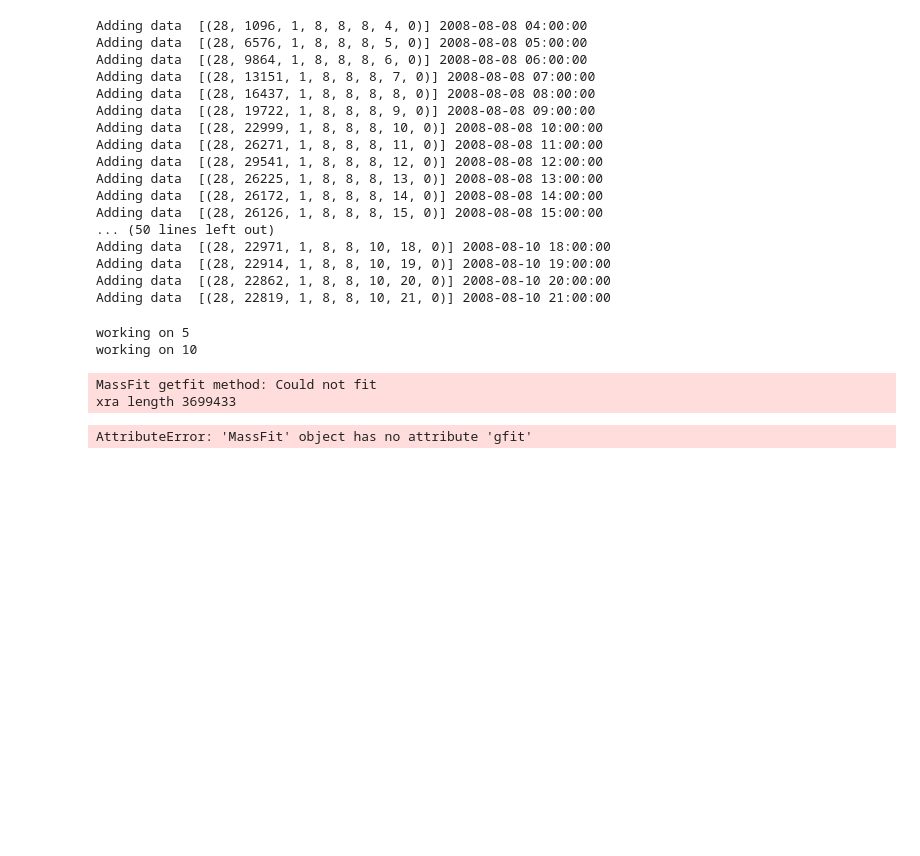
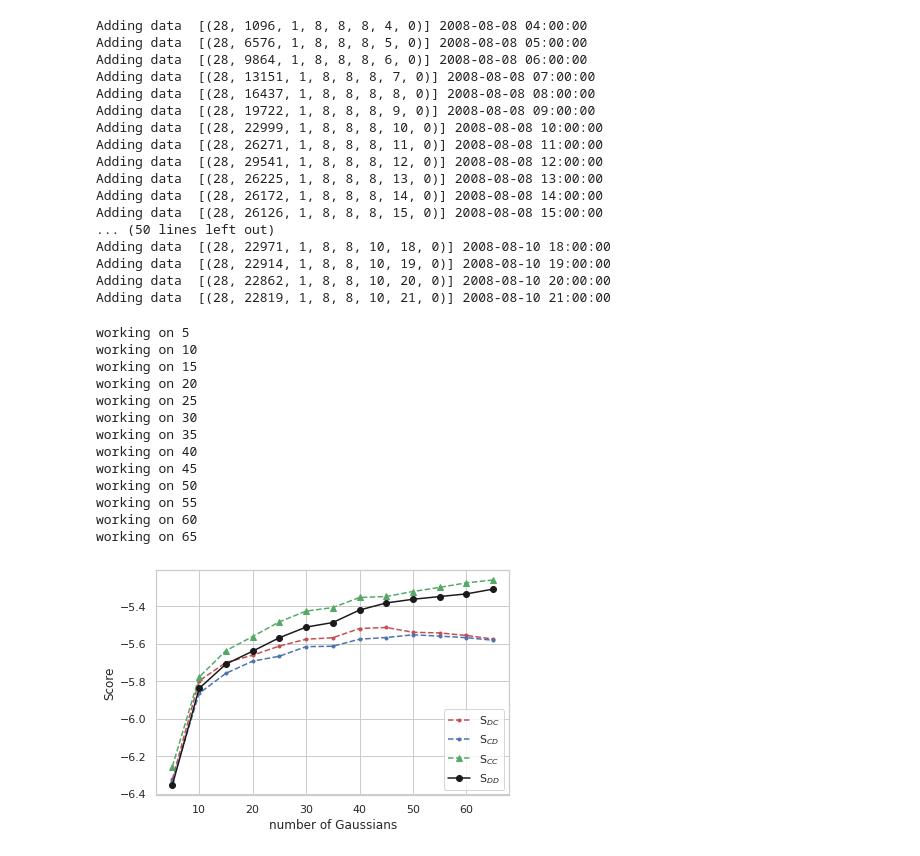
Before and after one commit to noaa-oar-arl/hysplit_gmm, a Jupyter notebook: AppendixB.ipynb, the cells around one changed output. Cells and saved outputs as stored; diff of their text form; code cells hidden in the pictures; blank space fills up the shorter version.

```diff
--- a/AppendixB.ipynb
+++ b/AppendixB.ipynb
@@ -86,10 +67,20 @@ dfB = ke.process_pdump(pdumpB, pdate,lev=lev,poll=poll)
 # %%
 %autoreload
-nlist = np.arange(5,70,2)
-score = feature_tracking.find_n(dfD, dfC, name1='D', name2='C',verbose=True)
+figname = 'score_kasD_kasC_101200'
+nlist = np.arange(5,70,5)
+score = feature_tracking.find_n(dfD, dfC, nlist=nlist, method='gmm', name1='D', name2='C',verbose=True,figname=figname)
 # %% [output]
 working on 5
 working on 10
+working on 15
+working on 20
+working on 25
+working on 30
+working on 35
+working on 40
+working on 45
+working on 50
+working on 55
+working on 60
+working on 65
-MassFit getfit method: Could not fit
-xra length 3699433
-AttributeError: 'MassFit' object has no attribute 'gfit'
+[figure, added]
```
Also changed, not shown: parts of 27 cells of this notebook, 2 other files.
